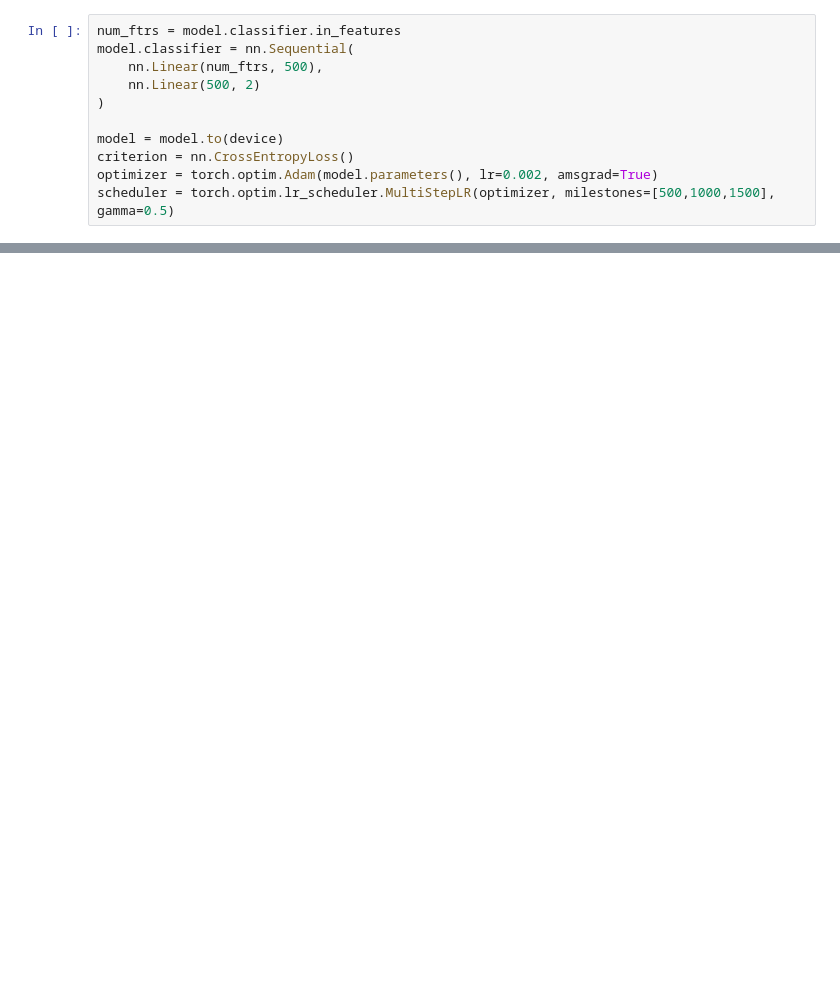
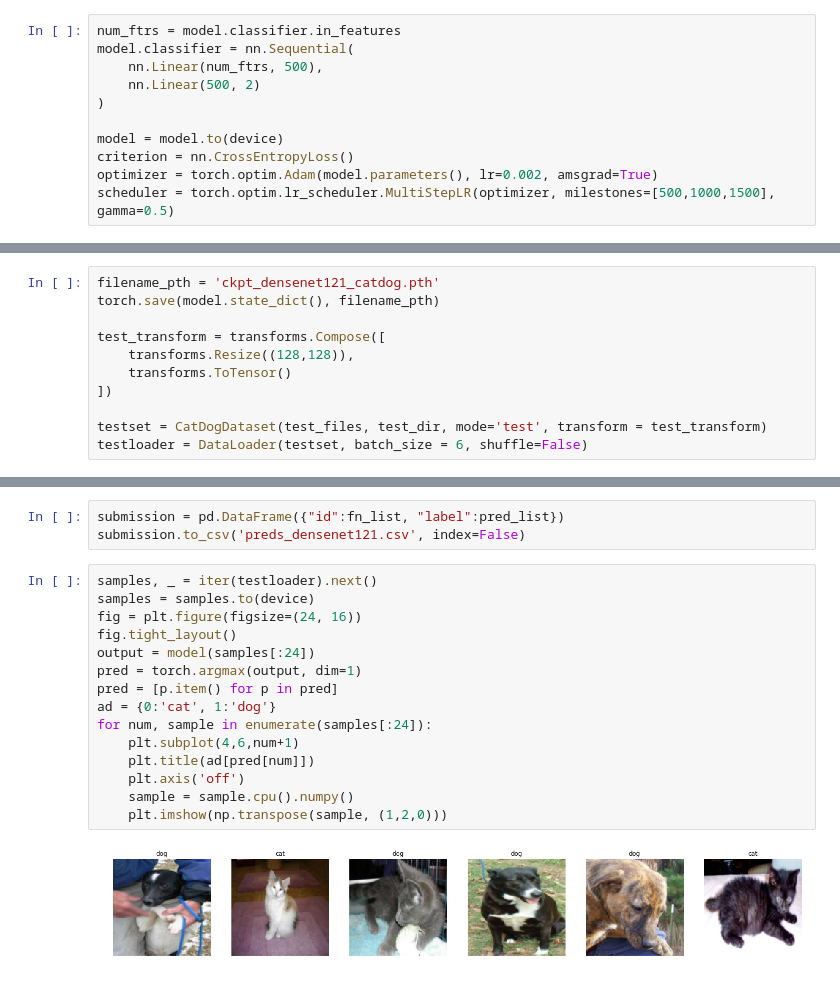
Before and after one commit to cybaj/torch_study, a Jupyter notebook: tries/working.ipynb, the cells around one changed output, grey strips where cells are left out. Drawn from its saved outputs; the diff is of its cells as text; blank space fills up the shorter version.

```diff
--- a/tries/working.ipynb
+++ b/tries/working.ipynb
@@ -144,0 +150,11 @@ RuntimeError: DataLoader worker (pid 608) is killed by signal: Killed.
+# %%
+filename_pth = 'ckpt_densenet121_catdog.pth'
+torch.save(model.state_dict(), filename_pth)
+
+test_transform = transforms.Compose([
+    transforms.Resize((128,128)),
+    transforms.ToTensor()
+])
+
+testset = CatDogDataset(test_files, test_dir, mode='test', transform = test_transform)
+testloader = DataLoader(testset, batch_size = 6, shuffle=False)
@@ -144,0 +172,20 @@ RuntimeError: DataLoader worker (pid 608) is killed by signal: Killed.
+# %%
+submission = pd.DataFrame({"id":fn_list, "label":pred_list})
+submission.to_csv('preds_densenet121.csv', index=False)
+# %%
+samples, _ = iter(testloader).next()
+samples = samples.to(device)
+fig = plt.figure(figsize=(24, 16))
+fig.tight_layout()
+output = model(samples[:24])
+pred = torch.argmax(output, dim=1)
+pred = [p.item() for p in pred]
+ad = {0:'cat', 1:'dog'}
+for num, sample in enumerate(samples[:24]):
+    plt.subplot(4,6,num+1)
+    plt.title(ad[pred[num]])
+    plt.axis('off')
+    sample = sample.cpu().numpy()
+    plt.imshow(np.transpose(sample, (1,2,0)))
+# %% [output]
+[figure, added]
```
Also changed, not shown: parts of 5 cells of this notebook, 9 other files.
